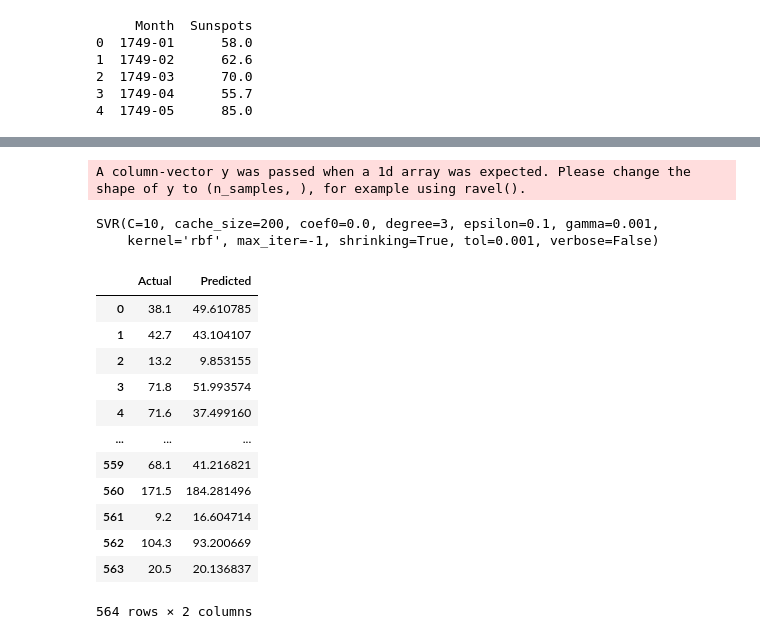
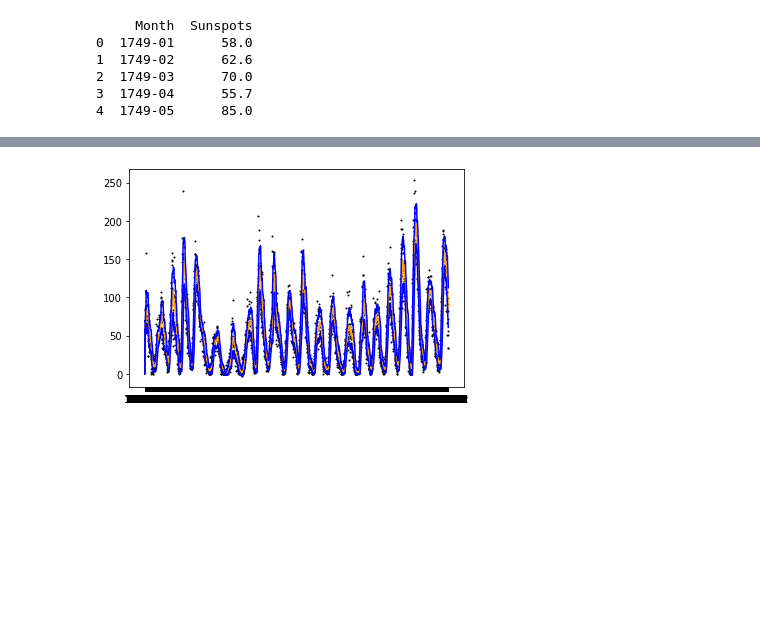
Before and after one commit to esalvucci/ssd_project, a Jupyter notebook: notebook/Sunspots_SVM.ipynb, the cells around one changed output, grey strips where cells are left out. Drawn from its saved outputs; the diff is of its cells as text; code cells hidden in the pictures; blank space fills up the shorter version.

```diff
--- a/notebook/svr_sunspots.ipynb
+++ b/notebook/Sunspots_SVM.ipynb
@@ -31,0 +70,15 @@ print(df.head())
+# %%
+rolling_mean = np.concatenate(([0], df.rolling_mean.values.copy()))
+rolling_mean = np.resize(rolling_mean, rolling_mean.size -1)
+df1['Prevision'] = rolling_mean
+# %%
+rolling_std = np.nan_to_num(np.concatenate(([0], df.rolling_std.values.copy())))
+rolling_std = np.resize(rolling_std, rolling_std.size -1)
+df1['rolling_std'] = rolling_std
+# %%
+df1['MinRange'] = df1['Prevision'] - df1['rolling_std']
+df1['MaxRange'] = df1['Prevision'] + df1['rolling_std']
+# %%
+predicate = (df1['Sunspots'] <= df1['MaxRange']) & (df1['Sunspots'] >= df1['MinRange'])
+df1['Class'] = np.where(predicate, '1', '0')
+df1[:50]
@@ -32,2 +103,10 @@ print(df.head())
+# %%
+plt.plot(df1.Prevision, label='Prevision', color='orange')
+plt.plot(df1.MinRange, label='MinRange', color='blue')
+plt.plot(df1.MaxRange, label='MaxRange', color='blue')
+plt.scatter(df1.Month, df1.Sunspots, label='x = Month, y = Sunspots', s = 1, color='black')
+plt.show();
+# %% [output]
+[figure, added]
 # %%
 from sklearn.model_selection import train_test_split
@@ -39,31 +115,0 @@ from sklearn.svm import SVR
-# %%
-# !!! Con kernel rbf scazza le previsioni.
-# !!! Con kernel linear molto meglio !!!
-# C quanto penalizza i pattern fuori rangwe
-# gamma
-# epsilon passo con cui ottimizzare le scelte, quanto accetti di essere distante dalla funzione trovata con svr
-regressor = SVR(kernel='rbf', C=10, gamma=0.001, epsilon=0.1)
-regressor.fit(X_train,y_train)
-# %% [output]
-A column-vector y was passed when a 1d array was expected. Please change the shape of y to (n_samples, ), for example using ravel().
-SVR(C=10, cache_size=200, coef0=0.0, degree=3, epsilon=0.1, gamma=0.001,
-    kernel='rbf', max_iter=-1, shrinking=True, tol=0.001, verbose=False)
-# %%
-y_pred = regressor.predict(X_test)
-
-df = pd.DataFrame({'Actual': y_test.flatten(), 'Predicted': y_pred.flatten()})
-df
-# %% [output]
-|  | Actual | Predicted |
-| 0 | 38.1 | 49.610785 |
-| 1 | 42.7 | 43.104107 |
-| 2 | 13.2 | 9.853155 |
-| 3 | 71.8 | 51.993574 |
-| 4 | 71.6 | 37.499160 |
-| ... | ... | ... |
-| 559 | 68.1 | 41.216821 |
-| 560 | 171.5 | 184.281496 |
-| 561 | 9.2 | 16.604714 |
-| 562 | 104.3 | 93.200669 |
-| 563 | 20.5 | 20.136837 |
-564 rows × 2 columns
```
Also changed, not shown: parts of 14 cells of this notebook, 1 other file.
